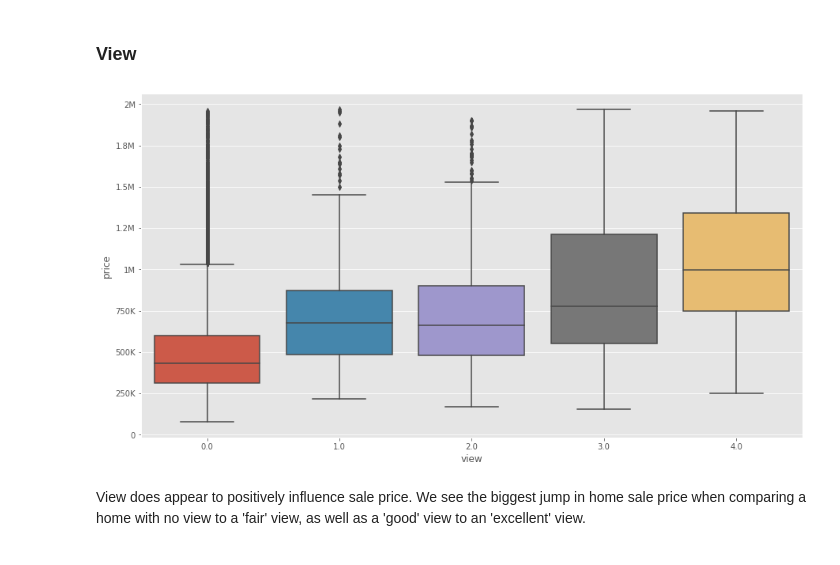
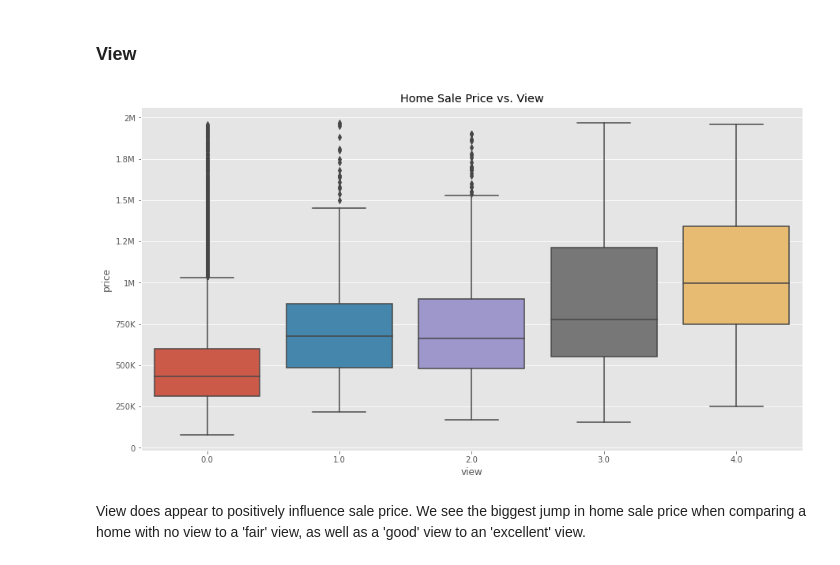
Before and after one commit to trabbitt90/Multiple-Linear-Regression-King-County-Project, a Jupyter notebook: Home Sale Regression Analysis.ipynb, the cells around one changed output. Saved outputs shown, nothing was run; the diff lists cells and outputs as text; code cells hidden in the pictures.

```diff
--- a/Home Sale Regression Analysis.ipynb
+++ b/Home Sale Regression Analysis.ipynb
@@ -557,11 +559,12 @@ The number of bedrooms does appear to influence the sale price of the house, as
 # %%
 # Plotting view boxplot
 
 fig, ax = plt.subplots(figsize=(15,8))
 ax = sns.boxplot(x=df['view'], y=df['price'])
+ax.set_title('Home Sale Price vs. View')
 ax.yaxis.set_major_formatter(tick.FuncFormatter(reformat_large_tick_values));
 # %% [output]
-[figure, old version]
+[figure, new version]
 # %% [markdown]
 View does appear to positively influence sale price. We see the biggest jump in home sale price when comparing a home with no view to a 'fair' view,  as well as a 'good' view to an 'excellent' view.
 # %%
```
Also changed, not shown: parts of 10 cells of this notebook.
